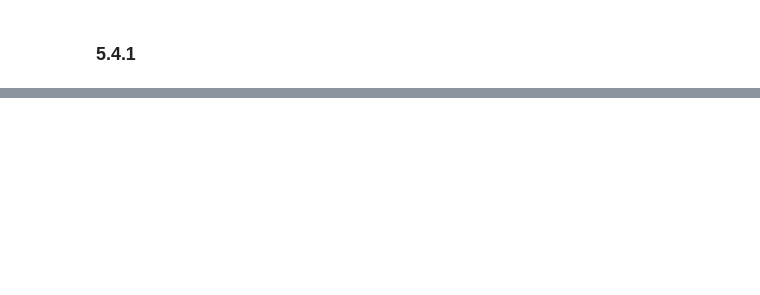
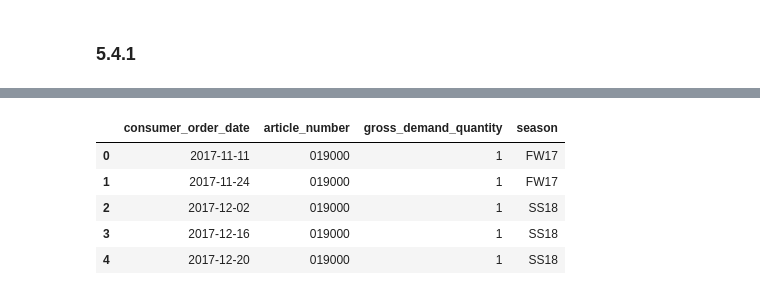
Before and after one commit to cwcomiskey/Misc, a Jupyter notebook: Bread_and_Butter.ipynb, the cells around one changed output, grey strips where cells are left out. Cells and saved outputs as stored; diff of their text form; code cells hidden in the pictures; blank space fills up the shorter version.

```diff
--- a/Bread_and_Butter.ipynb
+++ b/Bread_and_Butter.ipynb
@@ -910,0 +912,13 @@ datter.head()
+# %%
+dat = pd.merge(dat, dat_ref, left_on='article_number', right_on='group_article')
+# %%
+dat.drop(['group_article', 'rmh_product_type_descr'], axis = 1, inplace = True)
+# %%
+dat.head()
+# %% [output]
+|  | consumer_order_date | article_number | gross_demand_quantity | season |
+| 0 | 2017-11-11 | 019000 | 1 | FW17 |
+| 1 | 2017-11-24 | 019000 | 1 | FW17 |
+| 2 | 2017-12-02 | 019000 | 1 | SS18 |
+| 3 | 2017-12-16 | 019000 | 1 | SS18 |
+| 4 | 2017-12-20 | 019000 | 1 | SS18 |
```
Also changed, not shown: parts of 111 cells of this notebook.
